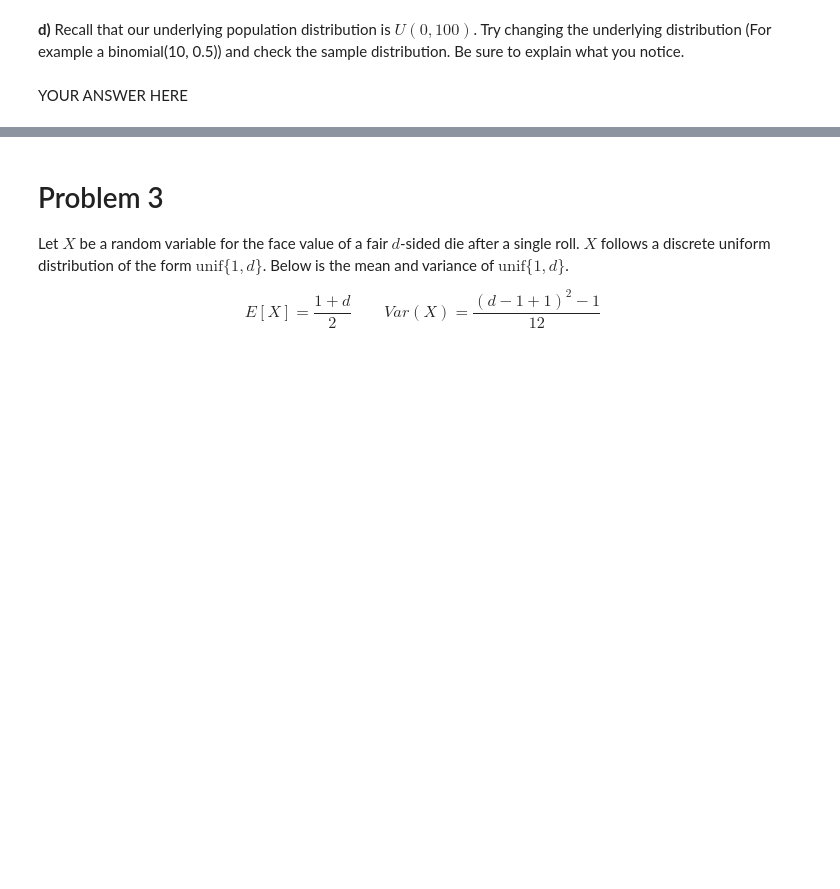
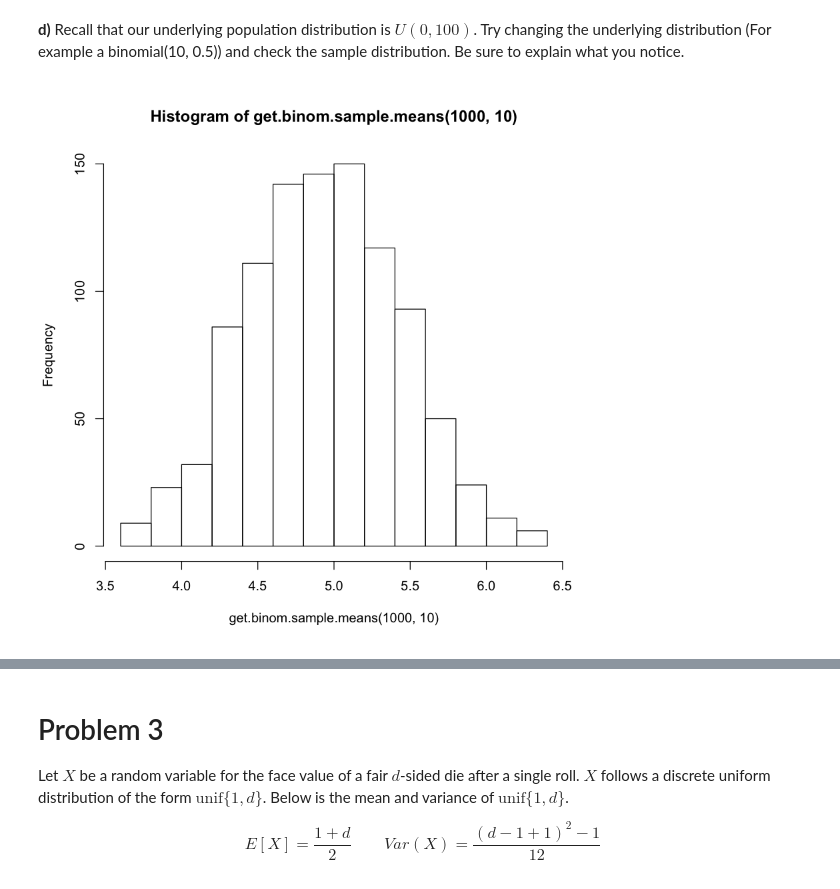
Before and after one commit to aaronliruns/probability-r, a Jupyter notebook: week6/P_M6_1.ipynb, the cells around one changed output, grey strips where cells are left out. Cells and saved outputs as stored; diff of their text form; code cells hidden in the pictures; blank space fills up the shorter version.

```diff
--- a/week6/P_M6_1.ipynb
+++ b/week6/P_M6_1.ipynb
@@ -62,2 +100,19 @@ YOUR ANSWER HERE
-# %% [markdown]
-YOUR ANSWER HERE
+# %%
+# Your Code Here
+binomial.sample.mean = function(n){
+
+    samples = rbinom(n, 10, 0.5)
+    sample.mean = mean(samples)
+    return(sample.mean)
+}
+
+get.binom.sample.means = function(m, n){
+    means = numeric(m)
+    for (i in 1:m){
+        means[i] = binomial.sample.mean(n)
+    }
+    return(means)
+}
+hist(get.binom.sample.means(1000, 10))
+# %% [output]
+[figure, added]
```
Also changed, not shown: parts of 22 cells of this notebook, 2 other files.
